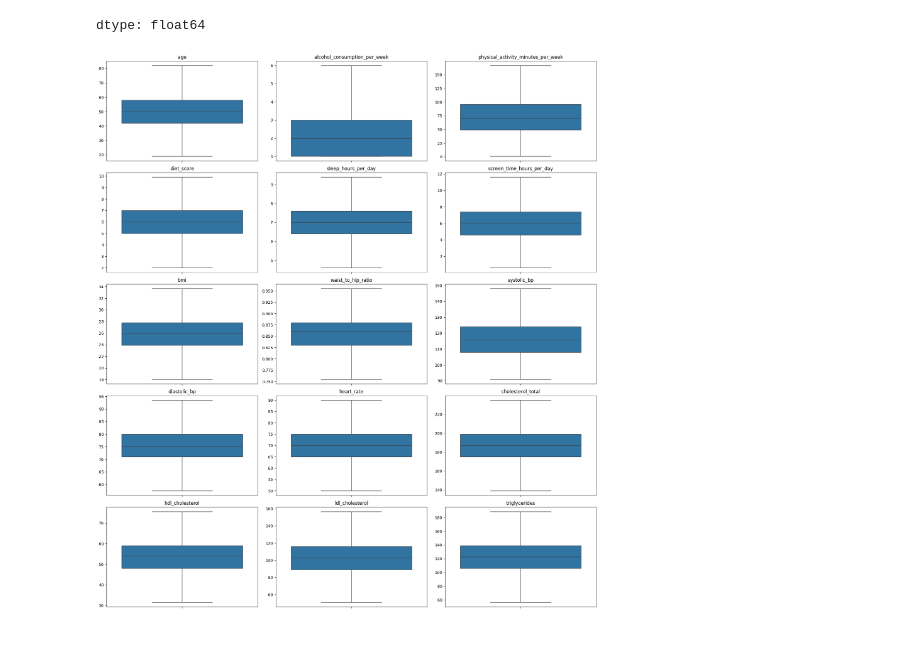
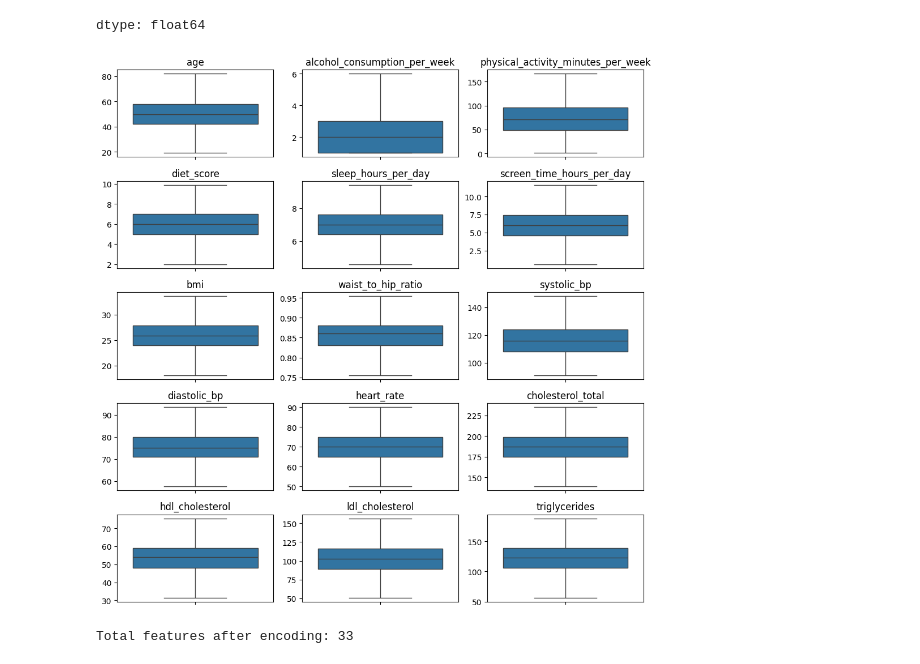
Before and after one commit to MDRobiulhassan/Machine-Learning-Course, a Jupyter notebook: Diabetes_Prediction.ipynb, the cells around one changed output. Drawn from its saved outputs; the diff is of its cells as text; code cells hidden in the pictures.

```diff
--- a/Diabetes_Prediction.ipynb
+++ b/Diabetes_Prediction.ipynb
@@ -203,7 +203,7 @@ numeric_features = [
 
 rows = 5
 cols = 3
-fig, axes = plt.subplots(rows, cols, figsize=(18, 20))
+fig, axes = plt.subplots(rows, cols, figsize=(10, 10))
 
 axes = axes.flatten()
 
@@ -298,26 +298,26 @@ dtype: float64
 # %%
 numeric_features = [
     'age', 'alcohol_consumption_per_week', 'physical_activity_minutes_per_week',
     'diet_score', 'sleep_hours_per_day', 'screen_time_hours_per_day', 'bmi',
     'waist_to_hip_ratio', 'systolic_bp', 'diastolic_bp', 'heart_rate',
     'cholesterol_total', 'hdl_cholesterol', 'ldl_cholesterol', 'triglycerides'
 ]
 
 rows = 5
 cols = 3
-fig, axes = plt.subplots(rows, cols, figsize=(18, 20))
+fig, axes = plt.subplots(rows, cols, figsize=(10, 10))
 
 axes = axes.flatten()
 
 for i, feature in enumerate(numeric_features):
     sns.boxplot(y=df[feature], ax=axes[i])
     axes[i].set_title(feature)
     axes[i].set_ylabel('')
 
 for j in range(i+1, len(axes)):
     fig.delaxes(axes[j])
 
 plt.tight_layout()
 plt.show()
 # %% [output]
-[figure, old version]
+[figure, new version]
@@ -323,0 +347,5 @@ plt.show()
+# %%
+X_final = pd.concat([X_scaled, X_encoded], axis=1)
+print(f"Total features after encoding: {X_final.shape[1]}")
+# %% [output]
+Total features after encoding: 33
```
Also changed, not shown: parts of 29 cells of this notebook.
